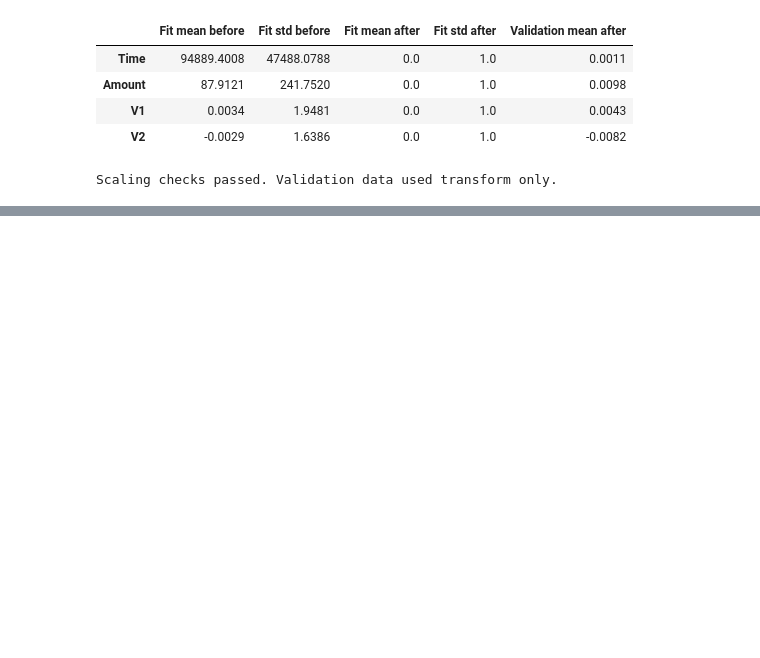
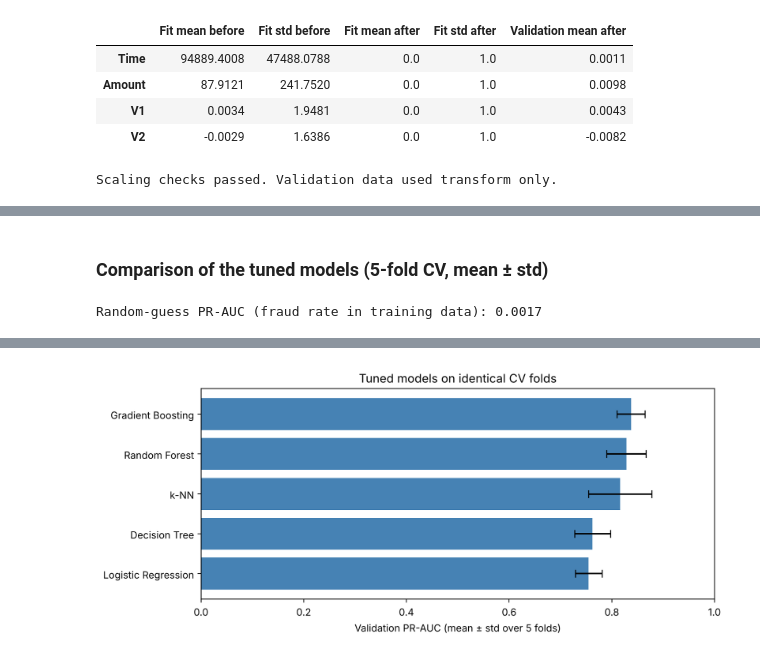
Before and after one commit to mahmoudalashkar/credit-card-fraud-detection, a Jupyter notebook: FraudShield.ipynb, the cells around one changed output, grey strips where cells are left out. Saved outputs shown, nothing was run; the diff lists cells and outputs as text; code cells hidden in the pictures; blank space fills up the shorter version.

Commit message:
Part B: add results, k-NN fix and observations

```diff
--- a/FraudShield.ipynb
+++ b/FraudShield.ipynb
@@ -641,0 +560,18 @@ display(pd.DataFrame(rows).set_index("Model").round(3))
+# %%
+def grid_table(search):
+    res = pd.DataFrame(search.cv_results_)
+    params = res["params"].apply(lambda p: ", ".join(f"{k.replace('model__', '')}={v}" for k, v in p.items()))
+    table = pd.DataFrame({
+        "Setting": params,
+        "Val PR-AUC": res["mean_test_pr_auc"],
+        "Val PR-AUC std": res["std_test_pr_auc"],
+        "Train PR-AUC": res.get("mean_train_pr_auc", np.nan),
+        "Val recall@0.5": res["mean_test_recall"],
+        "Val precision@0.5": res["mean_test_precision"],
+    })
+    table["Train - Val gap"] = table["Train PR-AUC"] - table["Val PR-AUC"]
+    return table.sort_values("Val PR-AUC", ascending=False).reset_index(drop=True)
+
+for name, search in searches.items():
+    print(name)
+    display(grid_table(search).round(4))
@@ -641,0 +624,34 @@ display(pd.DataFrame(rows).set_index("Model").round(3))
+# %% [markdown]
+### Comparison of the tuned models (5-fold CV, mean ± std)
+# %%
+summary_rows = []
+for name, search in searches.items():
+    res = search.cv_results_
+    i = search.best_index_
+    row = {"Model": name}
+    for metric in scoring:
+        row[f"{metric} mean"] = res[f"mean_test_{metric}"][i]
+        row[f"{metric} std"] = res[f"std_test_{metric}"][i]
+    row["train pr_auc"] = res["mean_train_pr_auc"][i] if "mean_train_pr_auc" in res else np.nan
+    row["fit time (s/fold)"] = res["mean_fit_time"][i]
+    summary_rows.append(row)
+
+cv_summary = (pd.DataFrame(summary_rows).set_index("Model")
+              .sort_values("pr_auc mean", ascending=False))
+cv_summary["overfit gap"] = cv_summary["train pr_auc"] - cv_summary["pr_auc mean"]
+
+# Fraud prevalence = PR-AUC of a model that guesses at random; every model must beat this.
+print(f"Random-guess PR-AUC (fraud rate in training data): {y_train.mean():.4f}")
+display(cv_summary.round(4))
+
+fig, ax = plt.subplots(figsize=(9, 4))
+order = cv_summary.index[::-1]
+ax.barh(order, cv_summary.loc[order, "pr_auc mean"], xerr=cv_summary.loc[order, "pr_auc std"],
+        color="steelblue", capsize=4)
+ax.set_xlabel("Validation PR-AUC (mean ± std over 5 folds)")
+ax.set_title("Tuned models on identical CV folds")
+ax.set_xlim(0, 1)
+plt.tight_layout()
+plt.show()
+# %% [output]
+Random-guess PR-AUC (fraud rate in training data): 0.0017
@@ -641,0 +665 @@ display(pd.DataFrame(rows).set_index("Model").round(3))
+[figure, added]
```
Also changed, not shown: parts of 29 cells of this notebook.
